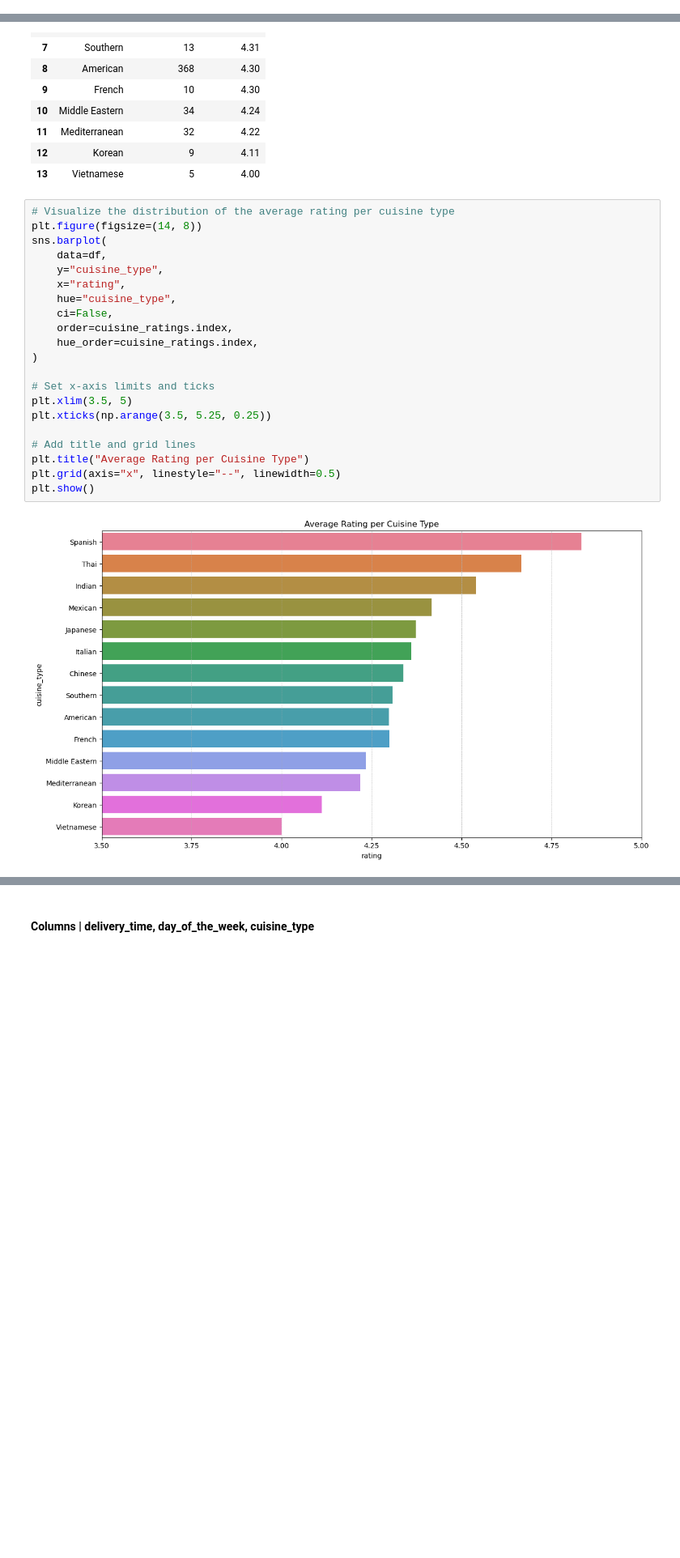
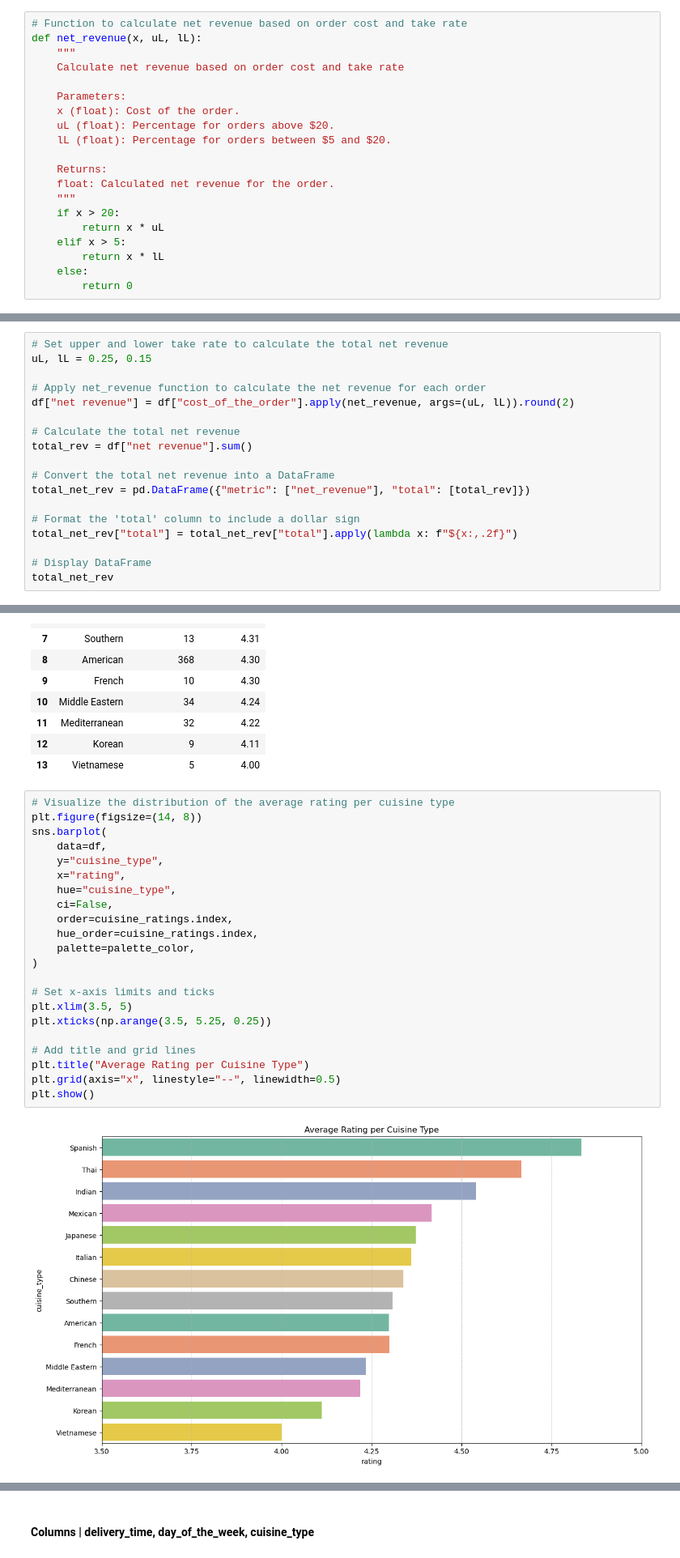
Before and after one commit to tmoesl/customer-demand-analysis, a Jupyter notebook: notebooks/customer-demand-analysis.ipynb, the cells around one changed output, grey strips where cells are left out. Shown at 81% size. Cells and saved outputs as stored; diff of their text form; blank space fills up the shorter version.

```diff
--- a/notebooks/customer-demand-analysis.ipynb
+++ b/notebooks/customer-demand-analysis.ipynb
@@ -374,6 +377,26 @@ def fstatsmean(data, gbfeatures, features):
 
     fstats = filtered_df.agg(["mean", "std"]).round(2)
     return fstats.reset_index()
+# %%
+# Function to calculate net revenue based on order cost and take rate
+def net_revenue(x, uL, lL):
+    """
+    Calculate net revenue based on order cost and take rate
+
+    Parameters:
+    x (float): Cost of the order.
+    uL (float): Percentage for orders above $20.
+    lL (float): Percentage for orders between $5 and $20.
+
+    Returns:
+    float: Calculated net revenue for the order.
+    """
+    if x > 20:
+        return x * uL
+    elif x > 5:
+        return x * lL
+    else:
+        return 0
 # %%
 # Function to display the distribution of a categorical feature
 def plot_count(data, feature, figsize=(14, 8)):
@@ -747,3 +833,21 @@ avg_cost_per_cuisine
 **Observations**:
 - The highest average cost is for French cuisine at approximately \\$19.79.
 - The lowest average cost is for Vietnamese cuisine at approximately \\$12.88.
+# %%
+# Set upper and lower take rate to calculate the total net revenue
+uL, lL = 0.25, 0.15
+
+# Apply net_revenue function to calculate the net revenue for each order
+df["net revenue"] = df["cost_of_the_order"].apply(net_revenue, args=(uL, lL)).round(2)
+
+# Calculate the total net revenue
+total_rev = df["net revenue"].sum()
+
+# Convert the total net revenue into a DataFrame
+total_net_rev = pd.DataFrame({"metric": ["net_revenue"], "total": [total_rev]})
+
+# Format the 'total' column to include a dollar sign
+total_net_rev["total"] = total_net_rev["total"].apply(lambda x: f"${x:,.2f}")
+
+# Display DataFrame
+total_net_rev
@@ -863,26 +995,27 @@ cuisine_ratings.reset_index()
 # %%
 # Visualize the distribution of the average rating per cuisine type
 plt.figure(figsize=(14, 8))
 sns.barplot(
     data=df,
     y="cuisine_type",
     x="rating",
     hue="cuisine_type",
     ci=False,
     order=cuisine_ratings.index,
     hue_order=cuisine_ratings.index,
+    palette=palette_color,
 )
 
 # Set x-axis limits and ticks
 plt.xlim(3.5, 5)
 plt.xticks(np.arange(3.5, 5.25, 0.25))
 
 # Add title and grid lines
 plt.title("Average Rating per Cuisine Type")
 plt.grid(axis="x", linestyle="--", linewidth=0.5)
 plt.show()
 # %% [output]
-[figure, old version]
+[figure, new version]
 # %% [markdown]
 **Observations**:
 - Spanish cuisine has the highest mean rating at 4.83, while Vietnamese has the lowest at 4.00.
```
Also changed, not shown: parts of 40 cells of this notebook.
